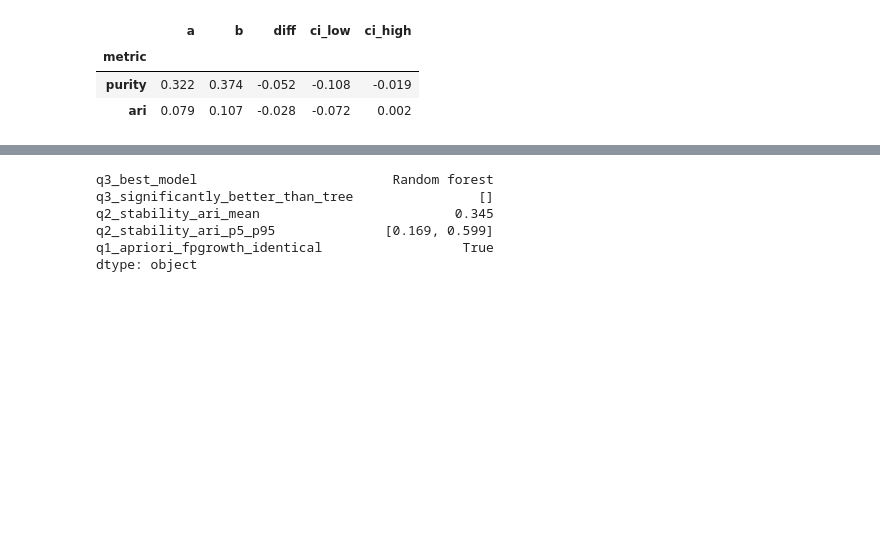
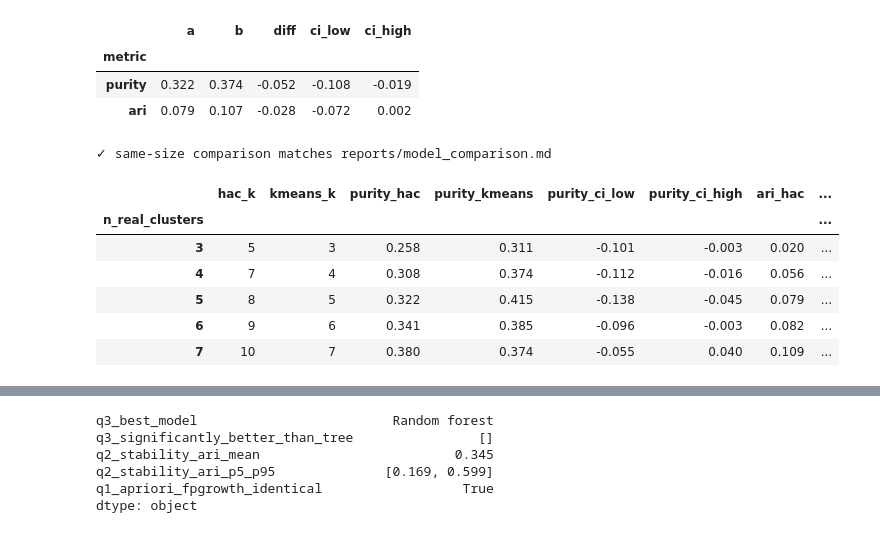
Before and after one commit to dogtoro/Labor-Market-Intelligence, a Jupyter notebook: notebooks/final_notebook.ipynb, the cells around one changed output, grey strips where cells are left out. Drawn from its saved outputs; the diff is of its cells as text; code cells hidden in the pictures; blank space fills up the shorter version.

```diff
--- a/notebooks/final_notebook.ipynb
+++ b/notebooks/final_notebook.ipynb
@@ -522,6 +522,24 @@ Name: stability (mean ARI), dtype: float64
 | metric |  |  |  |  |  |
 | purity | 0.322 | 0.374 | -0.052 | -0.108 | -0.019 |
 | ari | 0.079 | 0.107 | -0.028 | -0.072 | 0.002 |
+# %%
+# Q2 — same number of real clusters (purity rises with more clusters; compare HAC and K-means at equal size)
+same_size = cmp.same_size_comparison(M, cl_groups)   # ~2 min: 5 sizes × 1000 paired bootstrap resamples
+for m, r in same_size.iterrows():
+    assert (f"| {m} | {int(r['hac_k'])} / {int(r['kmeans_k'])} |" in cmp_md
+            and f"{r['purity_hac']:.3f} / {r['purity_kmeans']:.3f} | {r['purity_diff']:+.3f}" in cmp_md)
+print("✓ same-size comparison matches reports/model_comparison.md")
+same_size[["hac_k", "kmeans_k", "purity_hac", "purity_kmeans", "purity_ci_low", "purity_ci_high",
+           "ari_hac", "ari_kmeans", "ari_ci_low", "ari_ci_high"]].round(3)
+# %% [output]
+✓ same-size comparison matches reports/model_comparison.md
+|  | hac_k | kmeans_k | purity_hac | purity_kmeans | purity_ci_low | purity_ci_high | ari_hac | ... |
+| n_real_clusters |  |  |  |  |  |  |  | ... |
+| 3 | 5 | 3 | 0.258 | 0.311 | -0.101 | -0.003 | 0.020 | ... |
+| 4 | 7 | 4 | 0.308 | 0.374 | -0.112 | -0.016 | 0.056 | ... |
+| 5 | 8 | 5 | 0.322 | 0.415 | -0.138 | -0.045 | 0.079 | ... |
+| 6 | 9 | 6 | 0.341 | 0.385 | -0.096 | -0.003 | 0.082 | ... |
+| 7 | 10 | 7 | 0.380 | 0.374 | -0.055 | 0.040 | 0.109 | ... |
 # %%
 # Q1 — Apriori vs FP-Growth on the same train set (runtimes depend on the machine; rules must be identical)
 rules_cmp = cmp.compare_apriori_fpgrowth(train_df)
```
Also changed, not shown: parts of 4 cells of this notebook, 8 other files.
